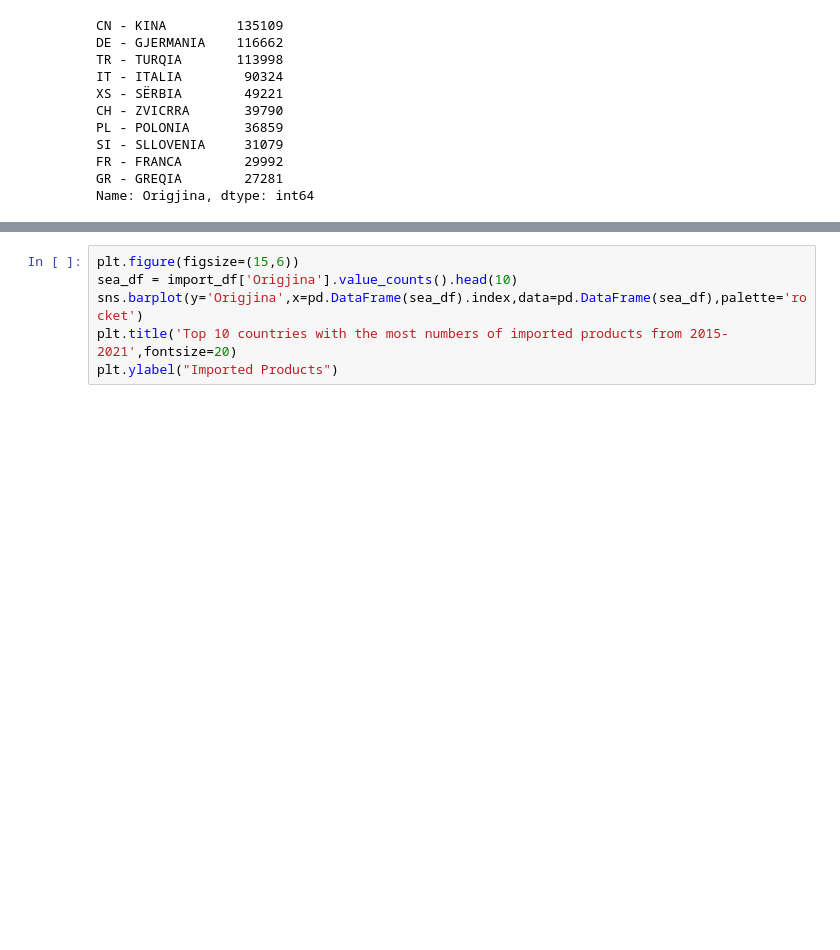
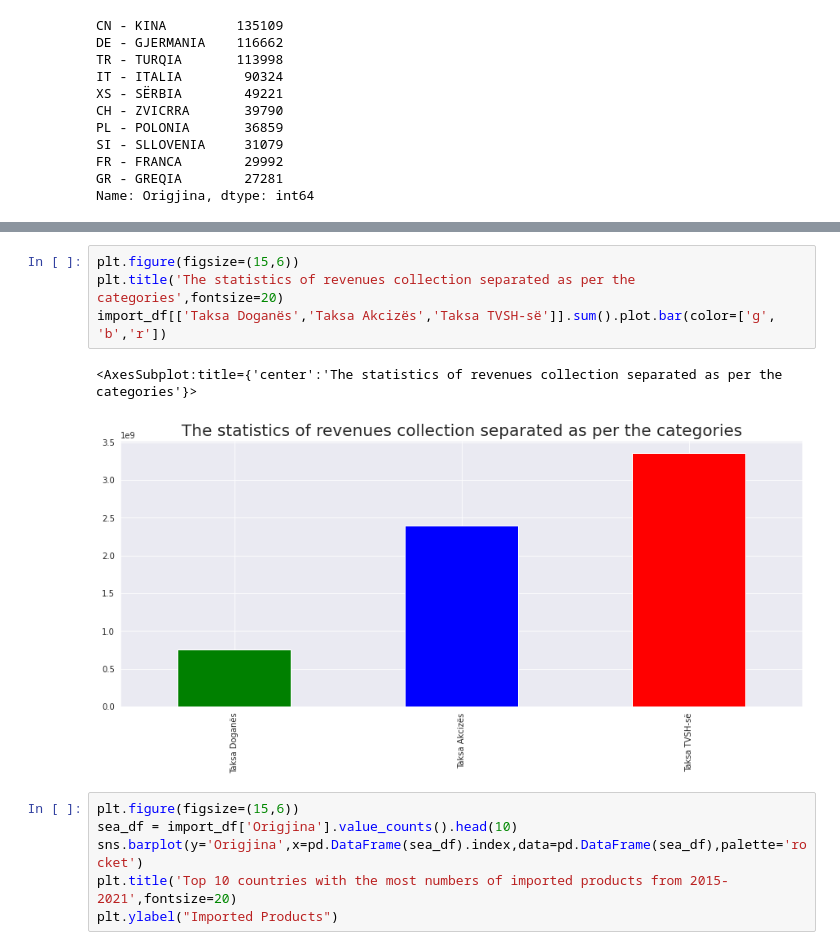
Before and after one commit to durajetz/KosovoCustoms, a Jupyter notebook: KosovoCustoms.ipynb, the cells around one changed output, grey strips where cells are left out. Cells and saved outputs as stored; diff of their text form; blank space fills up the shorter version.

Commit message:
coloring graph

```diff
--- a/KosovoCustoms.ipynb
+++ b/KosovoCustoms.ipynb
@@ -138,3 +131,10 @@ import_df[['Taksa Doganës','Taksa Akcizës','Taksa TVSH-së']].sum().plot.bar()
+# %%
+plt.figure(figsize=(15,6))
+plt.title('The statistics of revenues collection separated as per the categories',fontsize=20)
+import_df[['Taksa Doganës','Taksa Akcizës','Taksa TVSH-së']].sum().plot.bar(color=['g', 'b','r'])
+# %% [output]
+<AxesSubplot:title={'center':'The statistics of revenues collection separated as per the categories'}>
+[figure, added]
 # %%
 plt.figure(figsize=(15,6))
 sea_df = import_df['Origjina'].value_counts().head(10)
```
Also changed, not shown: parts of 3 cells of this notebook.
